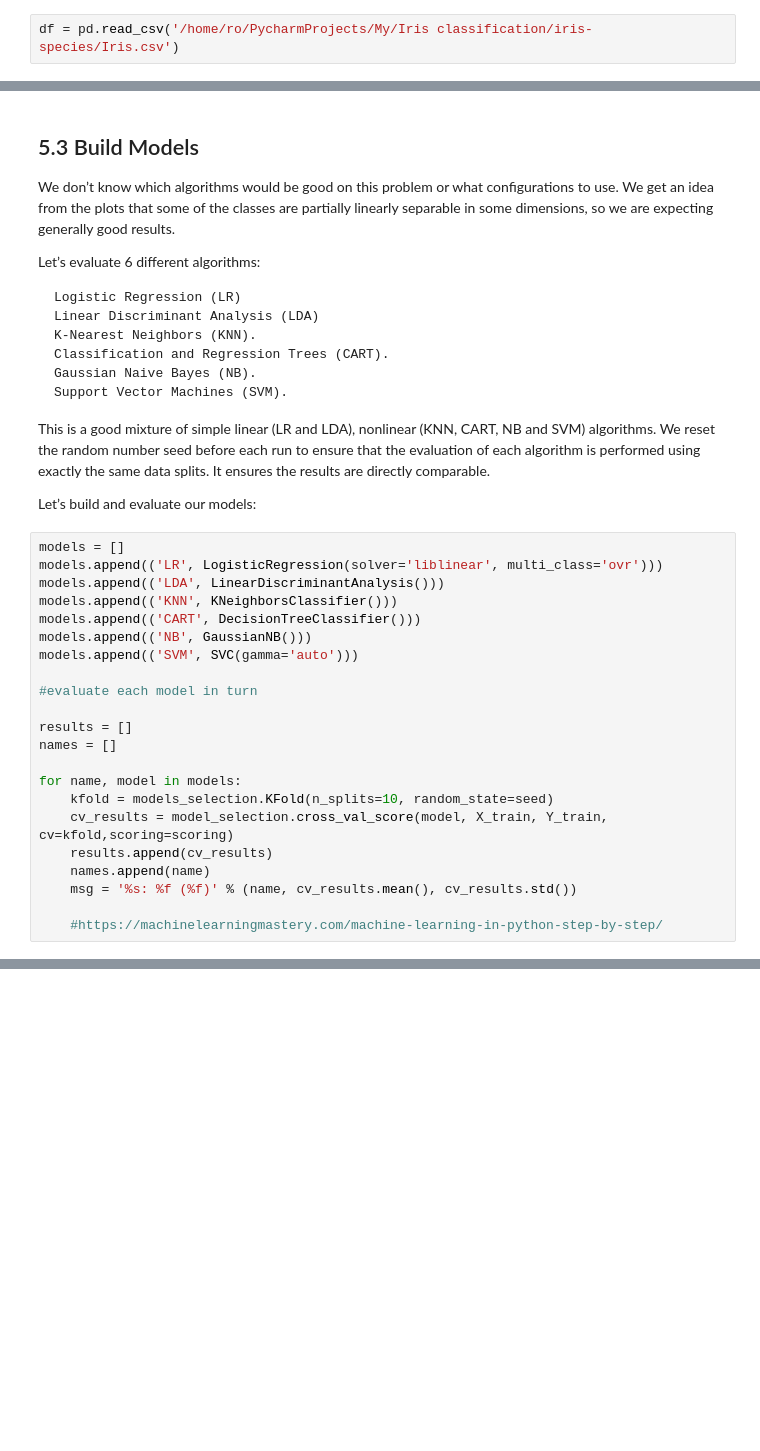
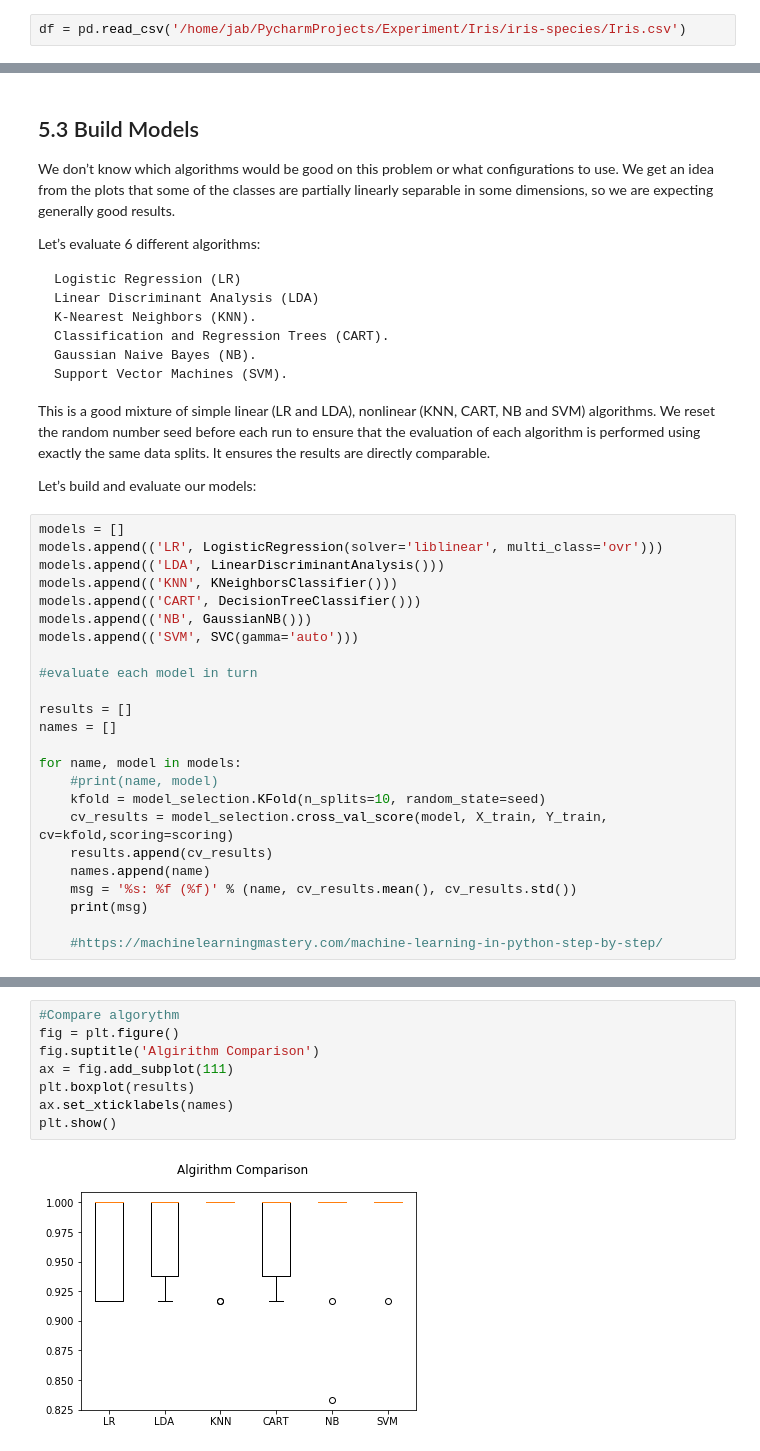
Before and after one commit to jjaabb/Edx-Data-sience, a Jupyter notebook: Iris data classification.ipynb, the cells around one changed output, grey strips where cells are left out. Saved outputs shown, nothing was run; the diff lists cells and outputs as text; blank space fills up the shorter version.

```diff
--- a/Iris data classification.ipynb
+++ b/Iris data classification.ipynb
@@ -15,7 +15,7 @@ from sklearn.discriminant_analysis import LinearDiscriminantAnalysis
 from sklearn.naive_bayes import GaussianNB
 from sklearn.svm import SVC
 # %%
-df = pd.read_csv('/home/ro/PycharmProjects/My/Iris classification/iris-species/Iris.csv')
+df = pd.read_csv('/home/jab/PycharmProjects/Experiment/Iris/iris-species/Iris.csv')
 # %%
 del df["Id"]
 df.shape
@@ -175,11 +175,13 @@ results = []
 names = []
 
 for name, model in models:
-    kfold = models_selection.KFold(n_splits=10, random_state=seed)
+    #print(name, model)
+    kfold = model_selection.KFold(n_splits=10, random_state=seed)
     cv_results = model_selection.cross_val_score(model, X_train, Y_train, cv=kfold,scoring=scoring)
     results.append(cv_results)
     names.append(name)
     msg = '%s: %f (%f)' % (name, cv_results.mean(), cv_results.std())
+    print(msg)
 
     #https://machinelearningmastery.com/machine-learning-in-python-step-by-step/
 # %% [output]
@@ -186,0 +215,10 @@ NameError: name 'models_selection' is not defined
+# %%
+#Compare algorythm
+fig = plt.figure()
+fig.suptitle('Algirithm Comparison')
+ax = fig.add_subplot(111)
+plt.boxplot(results)
+ax.set_xticklabels(names)
+plt.show()
+# %% [output]
+[figure, added]
```
Also changed, not shown: parts of 6 cells of this notebook.
